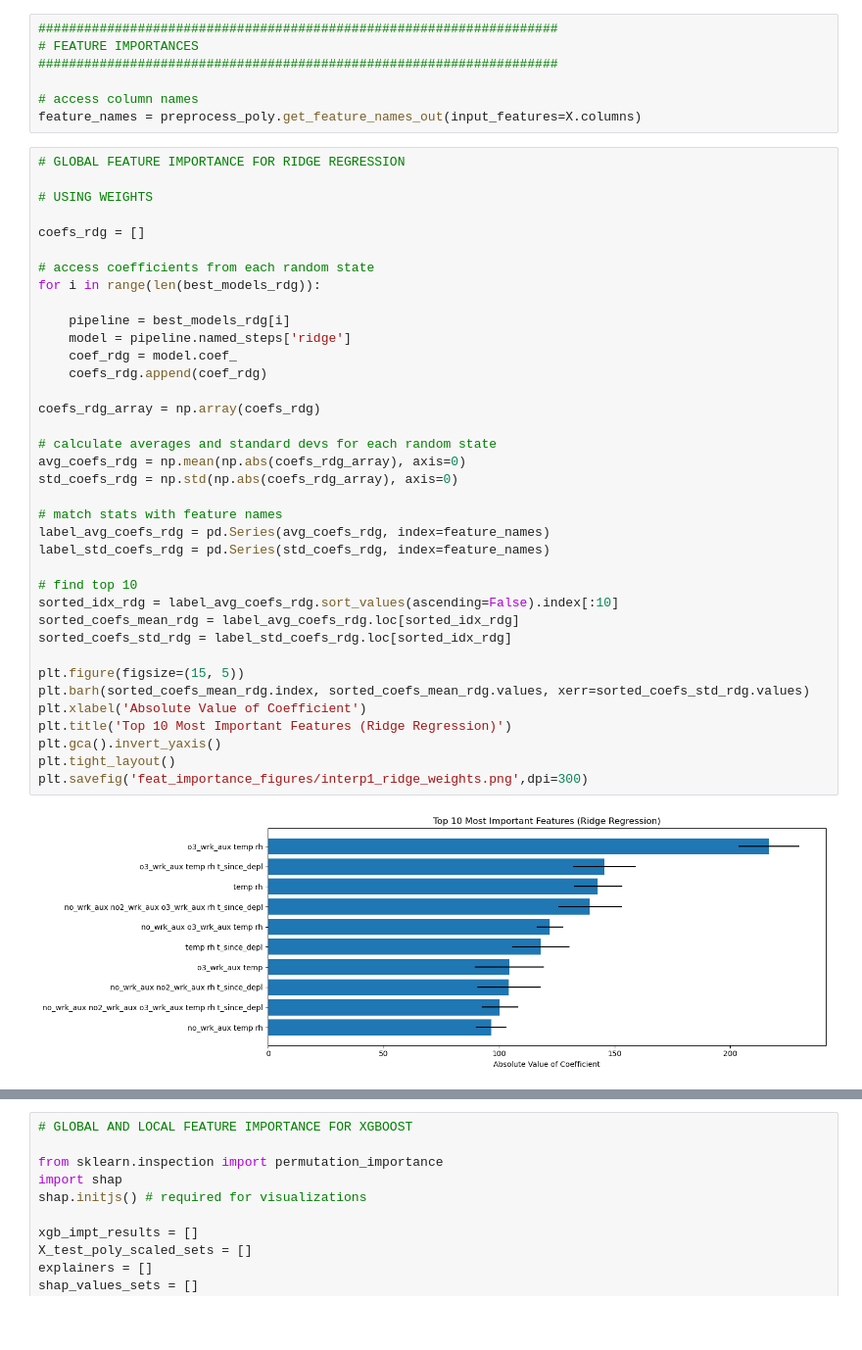
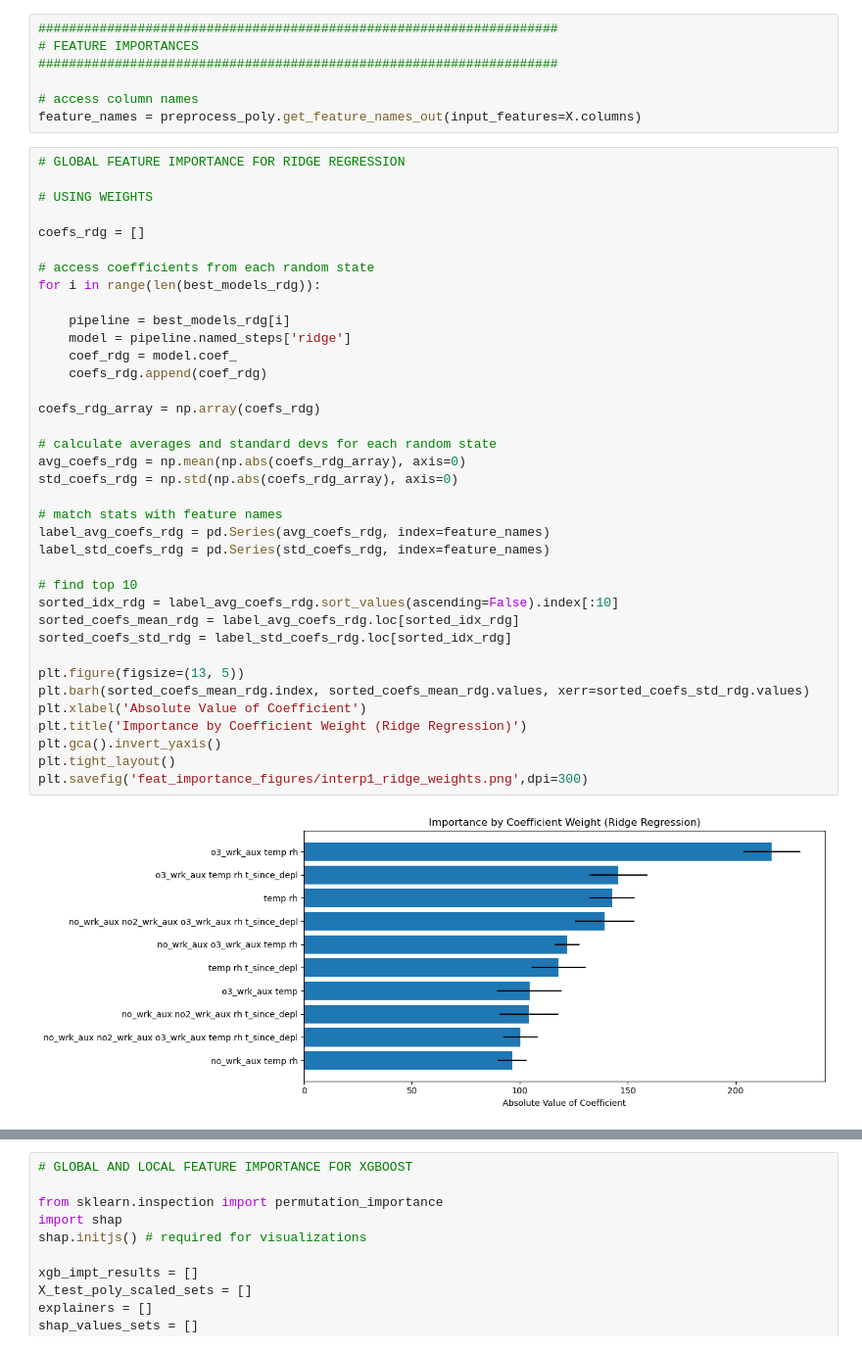
Before and after one commit to gberggg/data1030_finalproject, a Jupyter notebook: Multiple_algos_linear.ipynb, the cells around one changed output, grey strips where cells are left out. Shown at 98% size. Saved outputs shown, nothing was run; the diff lists cells and outputs as text; blank space fills up the shorter version.

```diff
--- a/Multiple_algos_linear.ipynb
+++ b/Multiple_algos_linear.ipynb
@@ -523,36 +523,36 @@ coefs_rdg = []
 
 # access coefficients from each random state
 for i in range(len(best_models_rdg)):
 
     pipeline = best_models_rdg[i]
     model = pipeline.named_steps['ridge']
     coef_rdg = model.coef_
     coefs_rdg.append(coef_rdg)
 
 coefs_rdg_array = np.array(coefs_rdg)
 
 # calculate averages and standard devs for each random state
 avg_coefs_rdg = np.mean(np.abs(coefs_rdg_array), axis=0)
 std_coefs_rdg = np.std(np.abs(coefs_rdg_array), axis=0)
 
 # match stats with feature names
 label_avg_coefs_rdg = pd.Series(avg_coefs_rdg, index=feature_names)
 label_std_coefs_rdg = pd.Series(std_coefs_rdg, index=feature_names)
 
 # find top 10
 sorted_idx_rdg = label_avg_coefs_rdg.sort_values(ascending=False).index[:10]
 sorted_coefs_mean_rdg = label_avg_coefs_rdg.loc[sorted_idx_rdg]
 sorted_coefs_std_rdg = label_std_coefs_rdg.loc[sorted_idx_rdg]
 
-plt.figure(figsize=(15, 5))
+plt.figure(figsize=(13, 5))
 plt.barh(sorted_coefs_mean_rdg.index, sorted_coefs_mean_rdg.values, xerr=sorted_coefs_std_rdg.values)
 plt.xlabel('Absolute Value of Coefficient')
-plt.title('Top 10 Most Important Features (Ridge Regression)')
+plt.title('Importance by Coefficient Weight (Ridge Regression)')
 plt.gca().invert_yaxis()
 plt.tight_layout()
 plt.savefig('feat_importance_figures/interp1_ridge_weights.png',dpi=300)
 # %% [output]
-[figure, old version]
+[figure, new version]
 # %%
 # GLOBAL FEATURE IMPORTANCE FOR RIDGE REGRESSION
 
```
Also changed, not shown: parts of 11 cells of this notebook, 15 other files.
